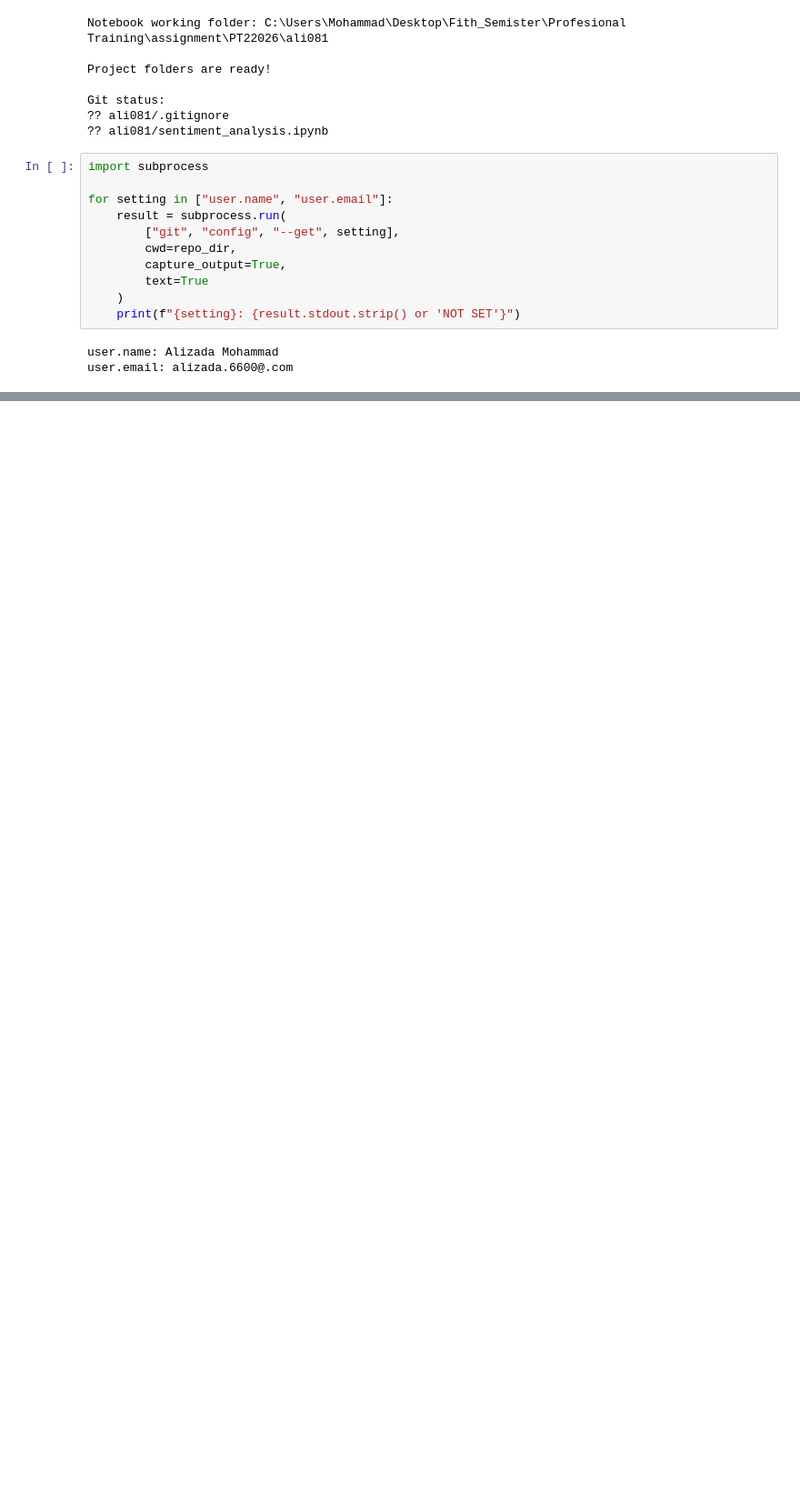
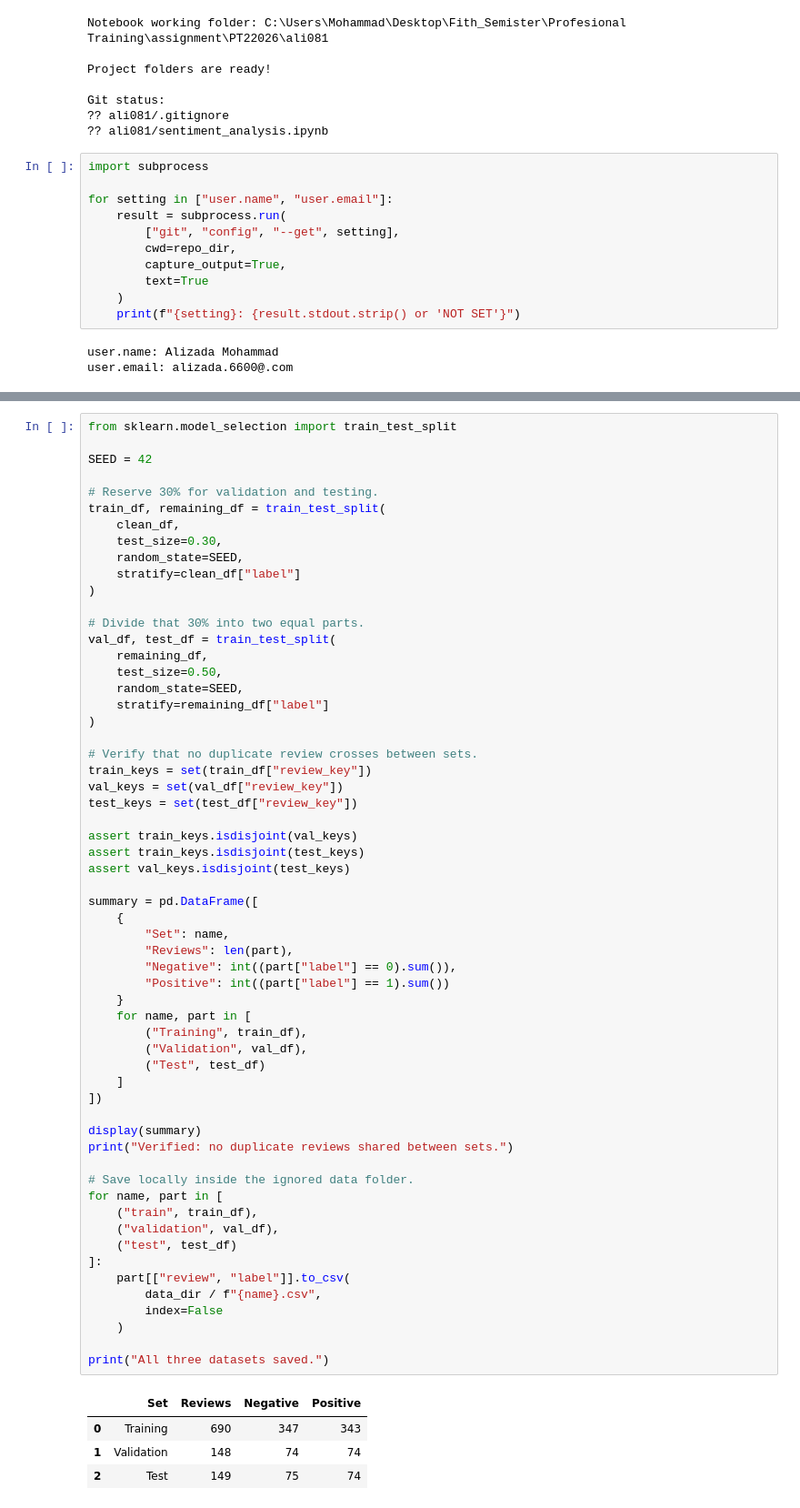
Before and after one commit to alizada6600-blip/PT22026, a Jupyter notebook: ali081/sentiment_analysis.ipynb, the cells around one changed output, grey strips where cells are left out. Shown at 91% size. Drawn from its saved outputs; the diff is of its cells as text; blank space fills up the shorter version.

```diff
--- a/ali081/sentiment_analysis.ipynb
+++ b/ali081/sentiment_analysis.ipynb
@@ -170,0 +346,64 @@ user.email: alizada.6600@.com
+# %%
+from sklearn.model_selection import train_test_split
+
+SEED = 42
+
+# Reserve 30% for validation and testing.
+train_df, remaining_df = train_test_split(
+    clean_df,
+    test_size=0.30,
+    random_state=SEED,
+    stratify=clean_df["label"]
+)
+
+# Divide that 30% into two equal parts.
+val_df, test_df = train_test_split(
+    remaining_df,
+    test_size=0.50,
+    random_state=SEED,
+    stratify=remaining_df["label"]
+)
+
+# Verify that no duplicate review crosses between sets.
+train_keys = set(train_df["review_key"])
+val_keys = set(val_df["review_key"])
+test_keys = set(test_df["review_key"])
+
+assert train_keys.isdisjoint(val_keys)
+assert train_keys.isdisjoint(test_keys)
+assert val_keys.isdisjoint(test_keys)
+
+summary = pd.DataFrame([
+    {
+        "Set": name,
+        "Reviews": len(part),
+        "Negative": int((part["label"] == 0).sum()),
+        "Positive": int((part["label"] == 1).sum())
+    }
+    for name, part in [
+        ("Training", train_df),
+        ("Validation", val_df),
+        ("Test", test_df)
+    ]
+])
+
+display(summary)
+print("Verified: no duplicate reviews shared between sets.")
+
+# Save locally inside the ignored data folder.
+for name, part in [
+    ("train", train_df),
+    ("validation", val_df),
+    ("test", test_df)
+]:
+    part[["review", "label"]].to_csv(
+        data_dir / f"{name}.csv",
+        index=False
+    )
+
+print("All three datasets saved.")
+# %% [output]
+|  | Set | Reviews | Negative | Positive |
+| 0 | Training | 690 | 347 | 343 |
+| 1 | Validation | 148 | 74 | 74 |
+| 2 | Test | 149 | 75 | 74 |
```
Also changed, not shown: parts of 10 cells of this notebook, 4 other files.
